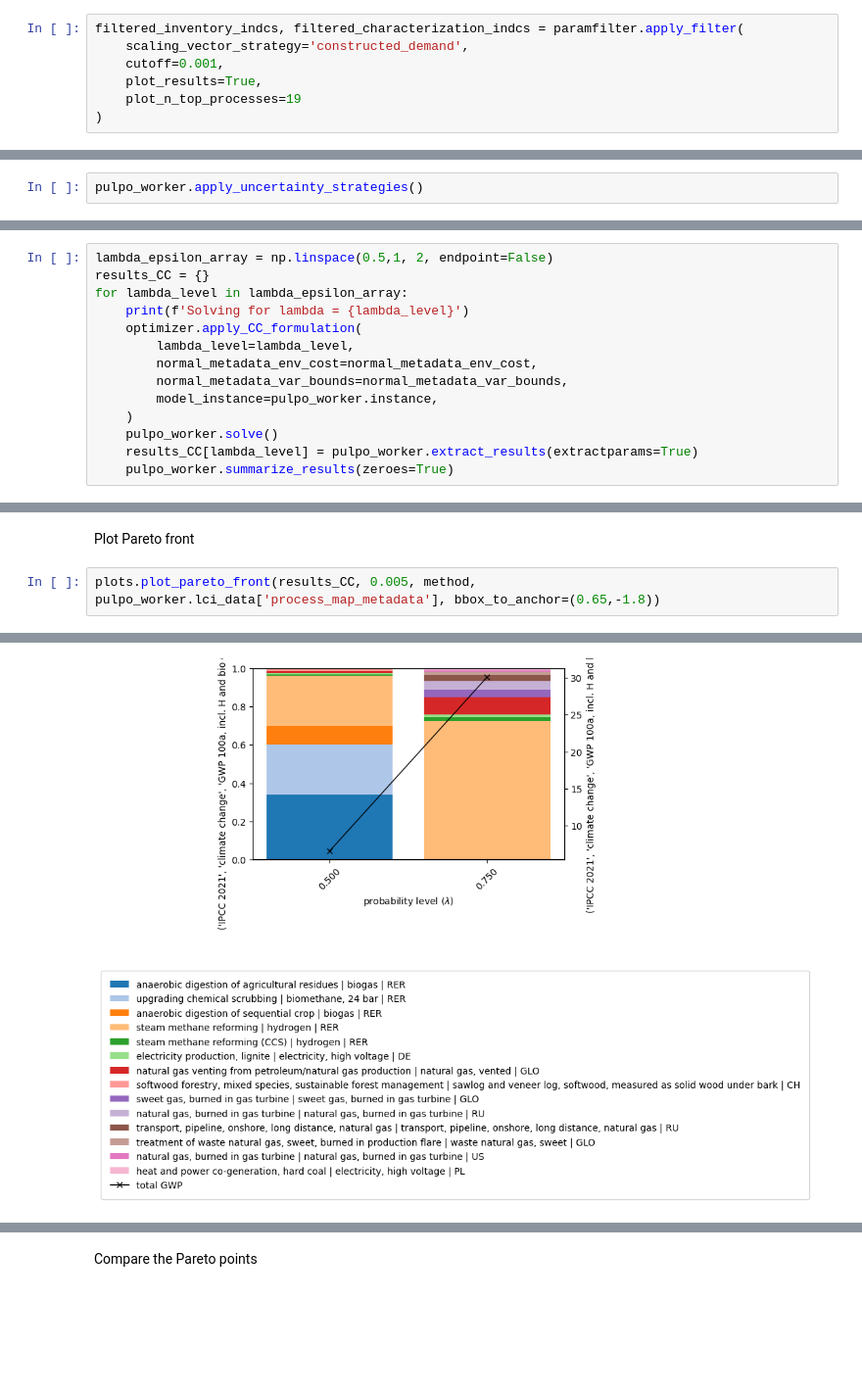
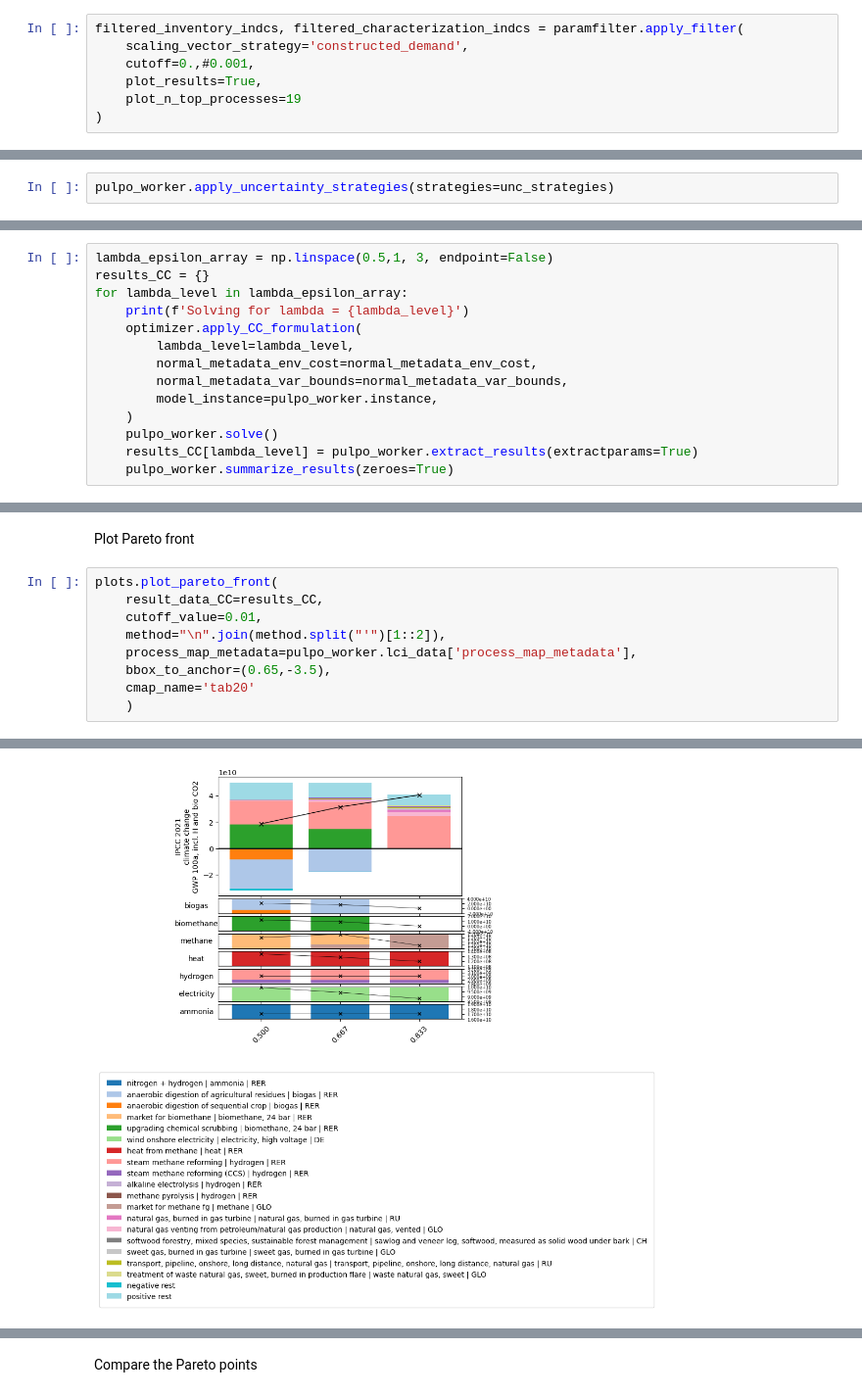
Before and after one commit to flechtenberg/pulpo, a Jupyter notebook: notebooks/uncertainty_showcase_working.ipynb, the cells around one changed output, grey strips where cells are left out. Shown at 98% size. Saved outputs shown, nothing was run; the diff lists cells and outputs as text; blank space fills up the shorter version.

Commit message:
Moved around the pulpo_worker method calls to have it more collected Added new Pareto Front plots

```diff
--- a/notebooks/uncertainty_showcase_working.ipynb
+++ b/notebooks/uncertainty_showcase_working.ipynb
@@ -418,7 +408,7 @@ Alternativly all the methods can be called with the `apply_filter` method.
 # %%
 filtered_inventory_indcs, filtered_characterization_indcs = paramfilter.apply_filter(
     scaling_vector_strategy='constructed_demand',
-    cutoff=0.001,
+    cutoff=0.,#0.001,
     plot_results=True,
     plot_n_top_processes=19
 )
@@ -678,2 +655,0 @@ The uncertainty strategies can be directly performed on the pulpo worker if the
-# %%
-pulpo_worker.apply_uncertainty_strategies()
@@ -697,0 +731,2 @@ No uncertainty data missing.
+# %%
+pulpo_worker.apply_uncertainty_strategies(strategies=unc_strategies)
@@ -875,7 +925,7 @@ optimal solution found:  38685863290.911316
 # %% [markdown]
 Solve for an array of lambda epsilon constraints
 # %%
-lambda_epsilon_array = np.linspace(0.5,1, 2, endpoint=False)
+lambda_epsilon_array = np.linspace(0.5,1, 3, endpoint=False)
 results_CC = {}
 for lambda_level in lambda_epsilon_array:
     print(f'Solving for lambda = {lambda_level}')
@@ -920,5 +975,12 @@ optimal solution found:  18381826698.83818
 # %% [markdown]
 Plot Pareto front
 # %%
-plots.plot_pareto_front(results_CC, 0.005, method, pulpo_worker.lci_data['process_map_metadata'], bbox_to_anchor=(0.65,-1.8))
+plots.plot_pareto_front(
+    result_data_CC=results_CC,
+    cutoff_value=0.01,
+    method="\n".join(method.split("'")[1::2]),
+    process_map_metadata=pulpo_worker.lci_data['process_map_metadata'],
+    bbox_to_anchor=(0.65,-3.5),
+    cmap_name='tab20'
+    )
 # %% [output]
@@ -928 +990 @@ With a cutoff value of 0.005, we keep 10 process to an error of 18.32%
-[figure, old version]
+[figure, new version]
```
Also changed, not shown: parts of 39 cells of this notebook.
